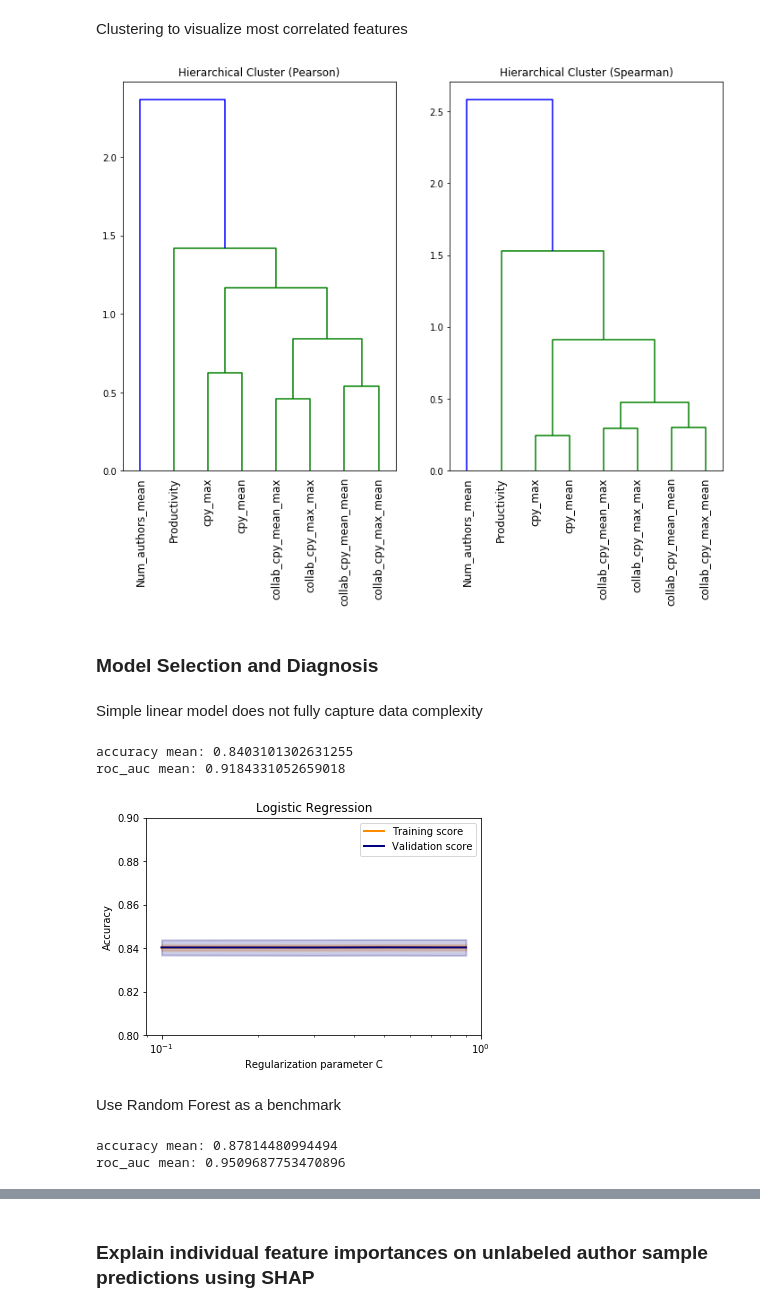
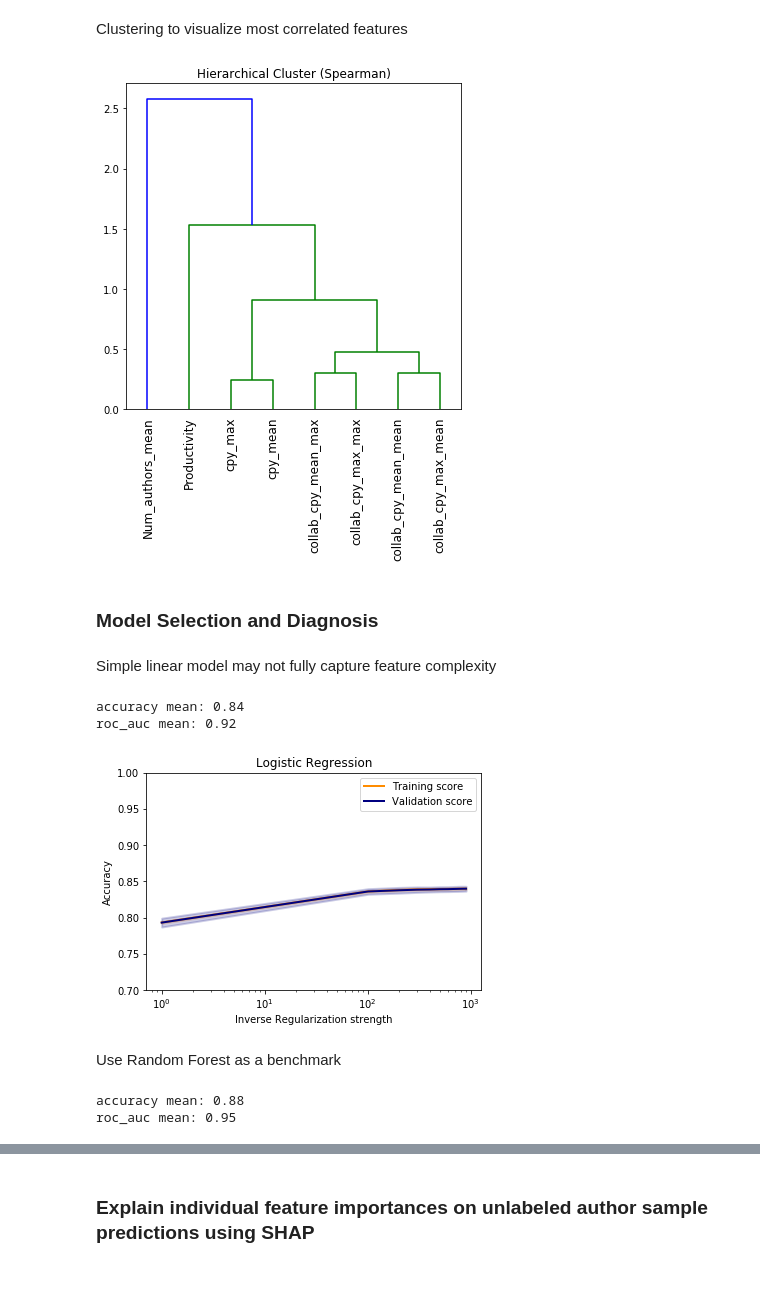
Before and after one commit to vijayoct27/physics-churn, a Jupyter notebook: inspire_model.ipynb, the cells around one changed output, grey strips where cells are left out. Drawn from its saved outputs; the diff is of its cells as text; code cells hidden in the pictures; blank space fills up the shorter version.

Commit message:
update model

```diff
--- a/inspire_model.ipynb
+++ b/inspire_model.ipynb
@@ -38,17 +38,10 @@ df.head()
 # %% [markdown]
 Create predictors and target
 # %%
-features = ['Num_authors_mean',
-            'cpy_max',
-            'cpy_mean',
-            'Productivity',
-            'collab_cpy_mean_mean',
-            'collab_cpy_mean_max',
-            'collab_cpy_max_mean',
-            'collab_cpy_max_max']
+features = list(df.columns)[:-1]
 X = df[features]
+y = np.where(df.Label == 'Active', 1, 0)
 X_nolabel = df_nolabel[features]
-y = np.where(df.Label == 'Active', 1, 0)
 # %% [markdown]
 ### As expected, features are highly correlated
 # %%
@@ -99,28 +70,17 @@ sns.set_style({'xtick.bottom': True}, {'ytick.left': True})
 # %% [markdown]
 Clustering to visualize most correlated features
 # %%
-# Plot Hierarchical Clusters
+# Plot Hierarchical Clustering
 
-fig, (ax1, ax2) = plt.subplots(1, 2, figsize=(12, 8))
-
-# Pearson Correlation
-corr_linkage1 = hierarchy.ward(X.corr())
-dendro1 = hierarchy.dendrogram(corr_linkage1, labels=features, ax=ax1,
+fig, ax = plt.subplots(1, figsize=(6, 6))
+corr_linkage = hierarchy.ward(spearmanr(X).correlation)
+dendro = hierarchy.dendrogram(corr_linkage, labels=features, ax=ax,
                               leaf_rotation=90)
-dendro1_idx = np.arange(0, len(dendro1['ivl']))
-
-# Spearman Correlation
-
-corr_linkage2 = hierarchy.ward(spearmanr(X).correlation)
-dendro2 = hierarchy.dendrogram(corr_linkage2, labels=features, ax=ax2,
-                              leaf_rotation=90)
-dendro2_idx = np.arange(0, len(dendro2['ivl']))
-ax1.set_title('Hierarchical Cluster (Pearson)')
-ax2.set_title('Hierarchical Cluster (Spearman)')
-
+dendro_idx = np.arange(0, len(dendro2['ivl']))
+ax.set_title('Hierarchical Cluster (Spearman)')
 plt.show()
 # %% [output]
-[figure, old version]
+[figure, new version]
 # %% [markdown]
 ### Model Selection and Diagnosis
 # %%
@@ -130,12 +90,19 @@ def score_CV(model, data, metric):
 # %% [markdown]
-Simple linear model does not fully capture data complexity
+Simple linear model may not fully capture feature complexity
 # %%
-logreg = LogisticRegression(solver='newton-cg', C=0.5)
-score_CV(logreg, X, 'accuracy')
-score_CV(logreg, X, 'roc_auc')
+# For logistic regression should first scale features
+X_scaled = pd.DataFrame()
+for f in features:
+    X_scaled[f] = (X[f] - X[f].min()) / (X[f].max() - X[f].min())
 
-param_range = np.arange(0.1,1.1,0.2)
-train_scores, valid_scores = validation_curve(logreg, X, y, 'C', param_range, cv=5)
+logreg = LogisticRegression(solver='newton-cg', C=1000)
+score_CV(logreg, X_scaled, 'accuracy')
+score_CV(logreg, X_scaled, 'roc_auc')
+
+# Plot Validation Curve
+
+param_range = np.arange(1,1000,100)
+train_scores, valid_scores = validation_curve(logreg, X_scaled, y, 'C', param_range, cv=5)
 
 train_scores_mean = np.mean(train_scores, axis=1)
 train_scores_std = np.std(train_scores, axis=1)
@@ -143,9 +110,9 @@ valid_scores_mean = np.mean(valid_scores, axis=1)
 valid_scores_std = np.std(valid_scores, axis=1)
 
 plt.title("Logistic Regression")
-plt.xlabel('Regularization parameter C')
+plt.xlabel('Inverse Regularization strength')
 plt.ylabel("Accuracy")
-plt.ylim(0.8, 0.9)
+plt.ylim(0.7, 1)
 lw = 2
 plt.semilogx(param_range, train_scores_mean, label="Training score",
              color="darkorange", lw=lw)
@@ -160,15 +127,15 @@ plt.fill_between(param_range, valid_scores_mean - valid_scores_std,
 plt.legend(loc="best")
 plt.show()
 # %% [output]
-accuracy mean: 0.8403101302631255
-roc_auc mean: 0.9184331052659018
+accuracy mean: 0.84
+roc_auc mean: 0.92
-[figure, old version]
+[figure, new version]
 # %% [markdown]
 Use Random Forest as a benchmark
 # %%
-rf = RandomForestClassifier(n_estimators=50, random_state=0)
+rf = RandomForestClassifier(n_estimators=50, criterion='entropy', random_state=0)
 score_CV(rf, X, 'accuracy')
 score_CV(rf, X, 'roc_auc')
 # %% [output]
-accuracy mean: 0.87814480994494
-roc_auc mean: 0.9509687753470896
+accuracy mean: 0.88
+roc_auc mean: 0.95
```
Also changed, not shown: parts of 17 cells of this notebook.
